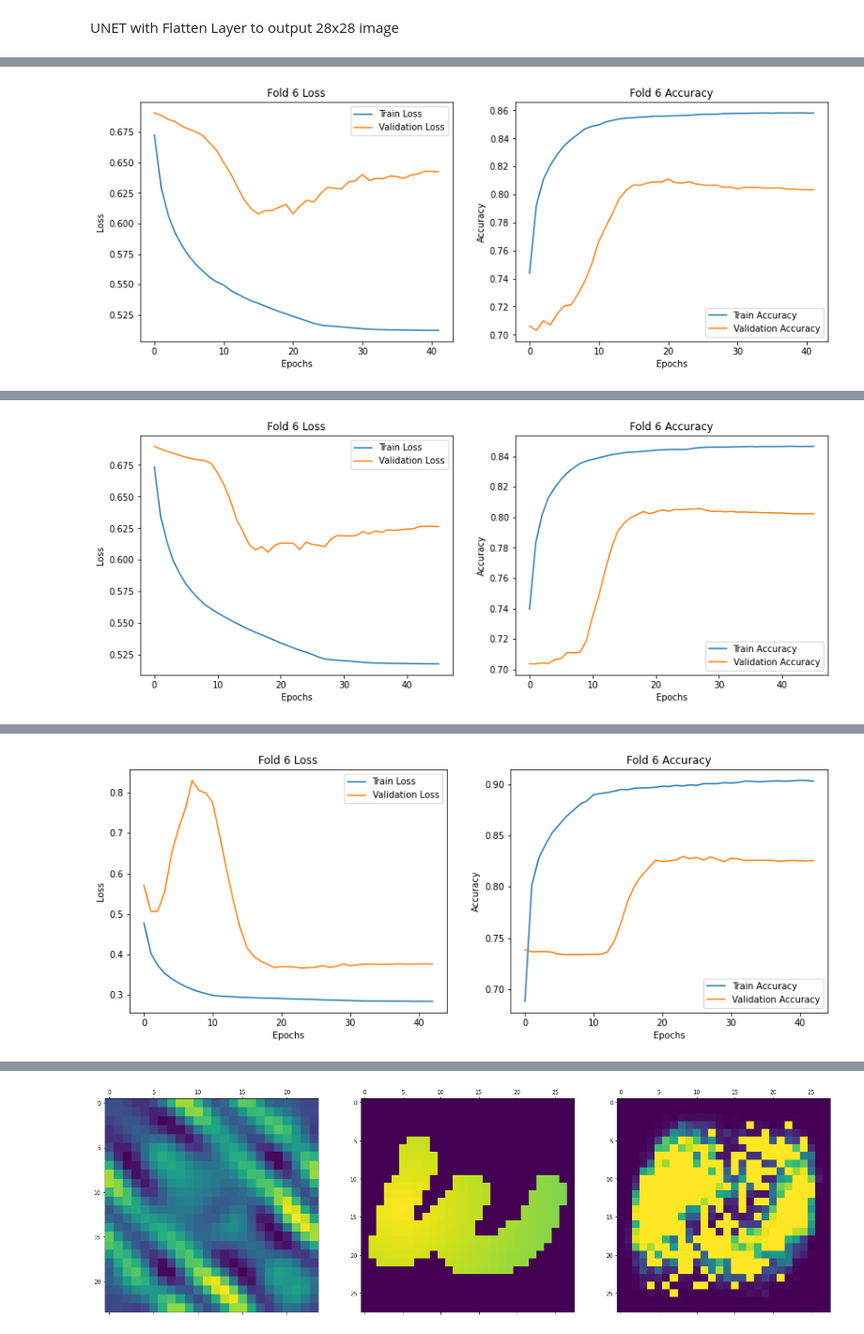
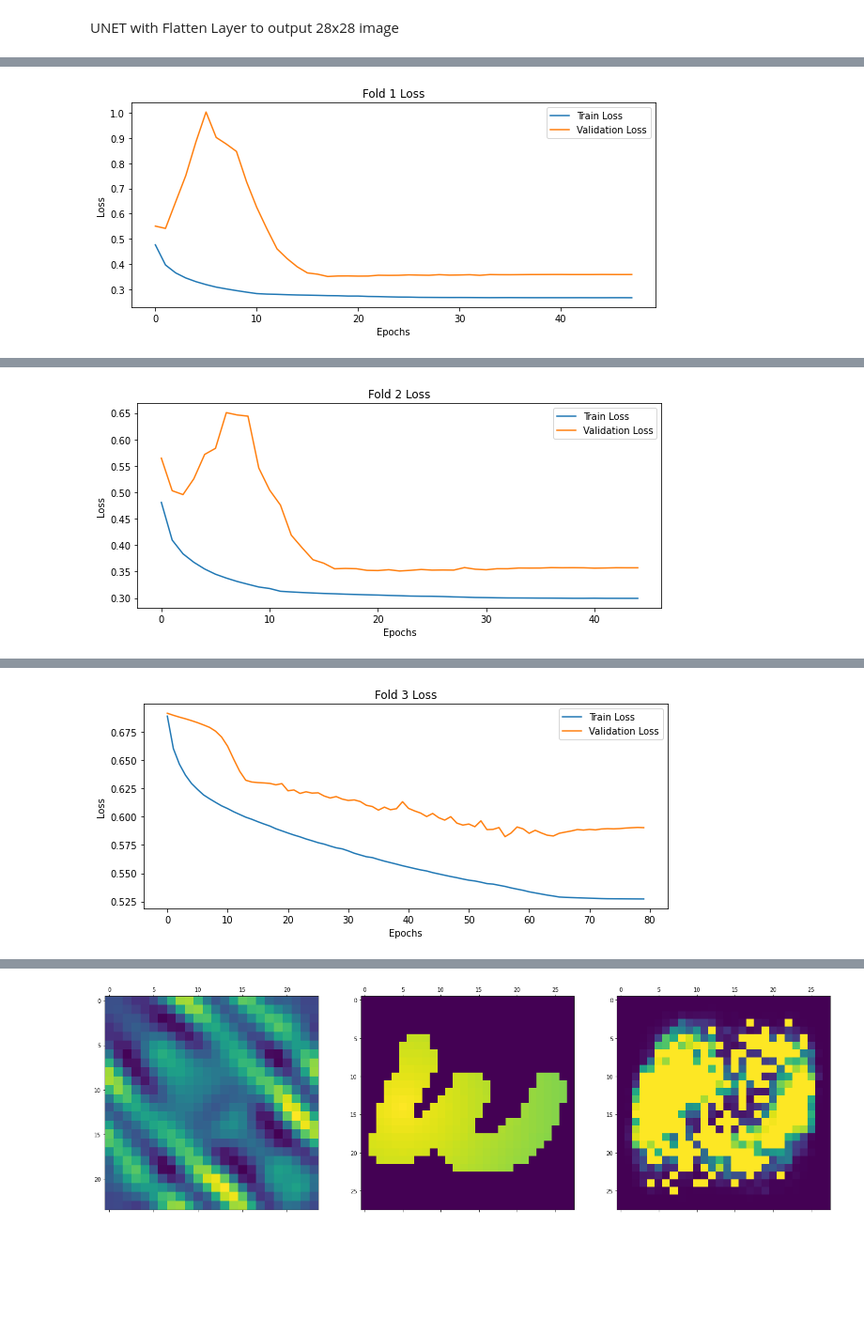
Before and after one commit to nguye82/microwave_imaging_project, a Jupyter notebook: UNET CNN.ipynb, the cells around one changed output, grey strips where cells are left out. Shown at 94% size. Saved outputs shown, nothing was run; the diff lists cells and outputs as text; code cells hidden in the pictures; blank space fills up the shorter version.

```diff
--- a/UNET CNN.ipynb
+++ b/UNET CNN.ipynb
@@ -214,22 +190,14 @@ for train_index, val_index in kf.split(fieldMNIST_train_f_padded):
     scores = model1.evaluate(fieldMNIST_test_padded, targetMNIST_test, verbose=0)
     acc_per_fold.append(scores[1] * 100)
 
-    plt.figure(figsize=(14,5))
-    plt.subplot(1, 2, 1)
+    plt.figure(figsize=(10, 4))
     plt.plot(history.history['loss'], label='Train Loss')
     plt.plot(history.history['val_loss'], label='Validation Loss')
     plt.title(f'Fold {fold} Loss')
     plt.xlabel('Epochs')
     plt.ylabel('Loss')
     plt.legend()
-
-    plt.subplot(1, 2, 2)
-    plt.plot(history.history['accuracy'], label='Train Accuracy')
-    plt.plot(history.history['val_accuracy'], label='Validation Accuracy')
-    plt.title(f'Fold {fold} Accuracy')
-    plt.xlabel('Epochs')
-    plt.ylabel('Accuracy')
-    plt.legend()
+    plt.show()
 
     losses.append((history.history['loss']))
     val_losses.append((history.history['val_loss']))
@@ -441,28 +470,17 @@ for train_index, val_index in kf1.split(fieldMNIST_train_full):
                         callbacks=[early_stopping,reduce_lr])
     histories2.append(history.history)
 
-        #Save model trained on each fold.
     model2.save('models_flatten/model_fold_'+str(fold_no)+'.h5')
 
-    # Evaluate the model - repor accuracy and capture it into a list for future reporting
     scores2 = model2.evaluate(fieldMNIST_test, targetMNIST_test, verbose=0)
     acc_per_fold2.append(scores2[1] * 100)
 
-    plt.figure(figsize=(14,5))
-    plt.subplot(1, 2, 1)
+    plt.figure(figsize=(10, 4))
     plt.plot(history.history['loss'], label='Train Loss')
     plt.plot(history.history['val_loss'], label='Validation Loss')
-    plt.title(f'Fold {fold} Loss')
+    plt.title(f'Fold {fold_no} Loss')
     plt.xlabel('Epochs')
     plt.ylabel('Loss')
-    plt.legend()
-
-    plt.subplot(1, 2, 2)
-    plt.plot(history.history['accuracy'], label='Train Accuracy')
-    plt.plot(history.history['val_accuracy'], label='Validation Accuracy')
-    plt.title(f'Fold {fold} Accuracy')
-    plt.xlabel('Epochs')
-    plt.ylabel('Accuracy')
     plt.legend()
     plt.show()
 
@@ -493,3 +511,3 @@ Epoch 42/80
-[figure, old version]
+[figure, new version]
 Training for fold 2 ...
 Epoch 1/80
@@ -511,3 +529,3 @@ Epoch 46/80
-[figure, old version]
+[figure, new version]
 Training for fold 3 ...
 Epoch 1/80
@@ -529,3 +547,3 @@ Epoch 43/80
-[figure, old version]
+[figure, new version]
 Training for fold 4 ...
 Epoch 1/80
```
Also changed, not shown: parts of 20 cells of this notebook, 5 other files.
